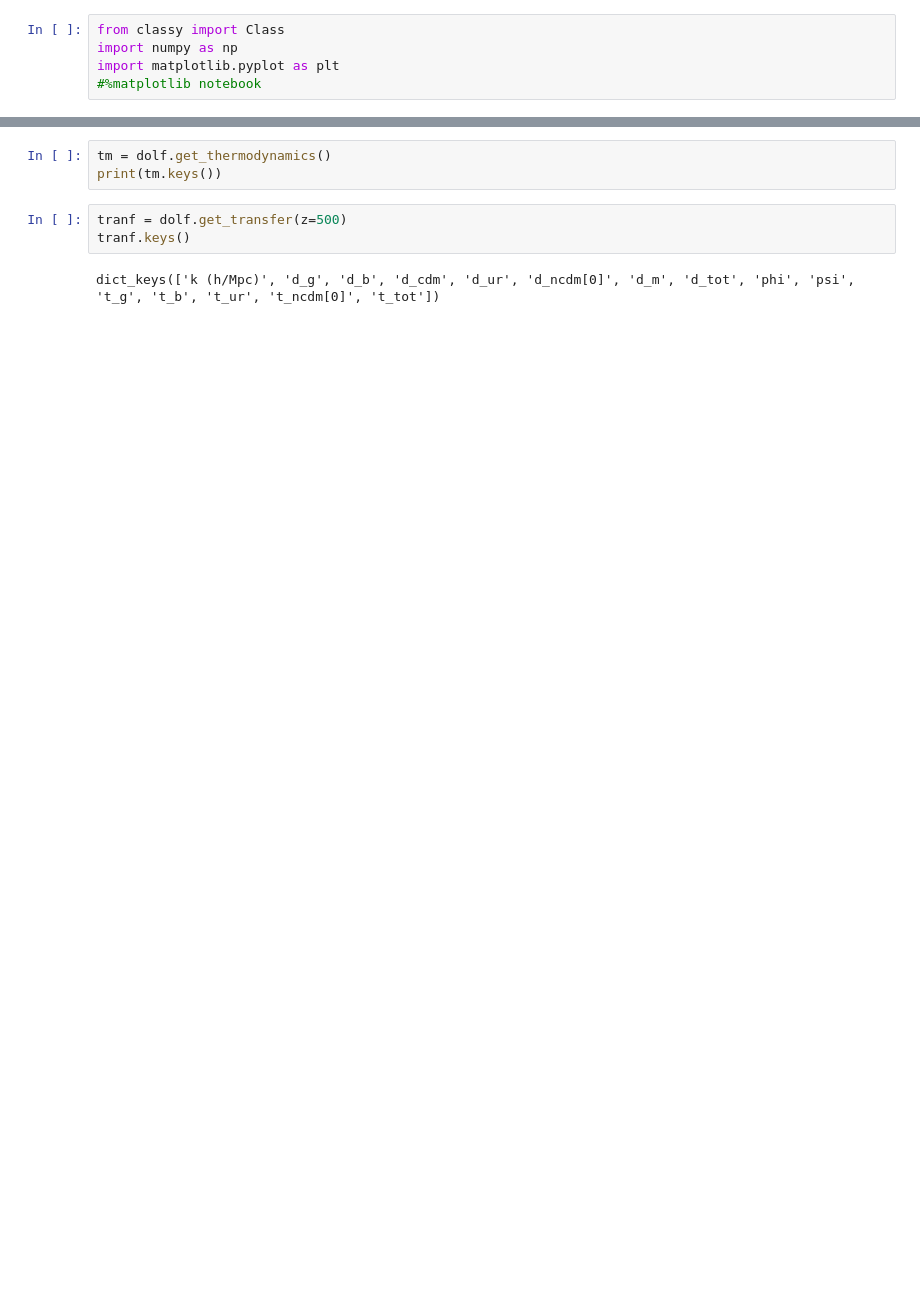
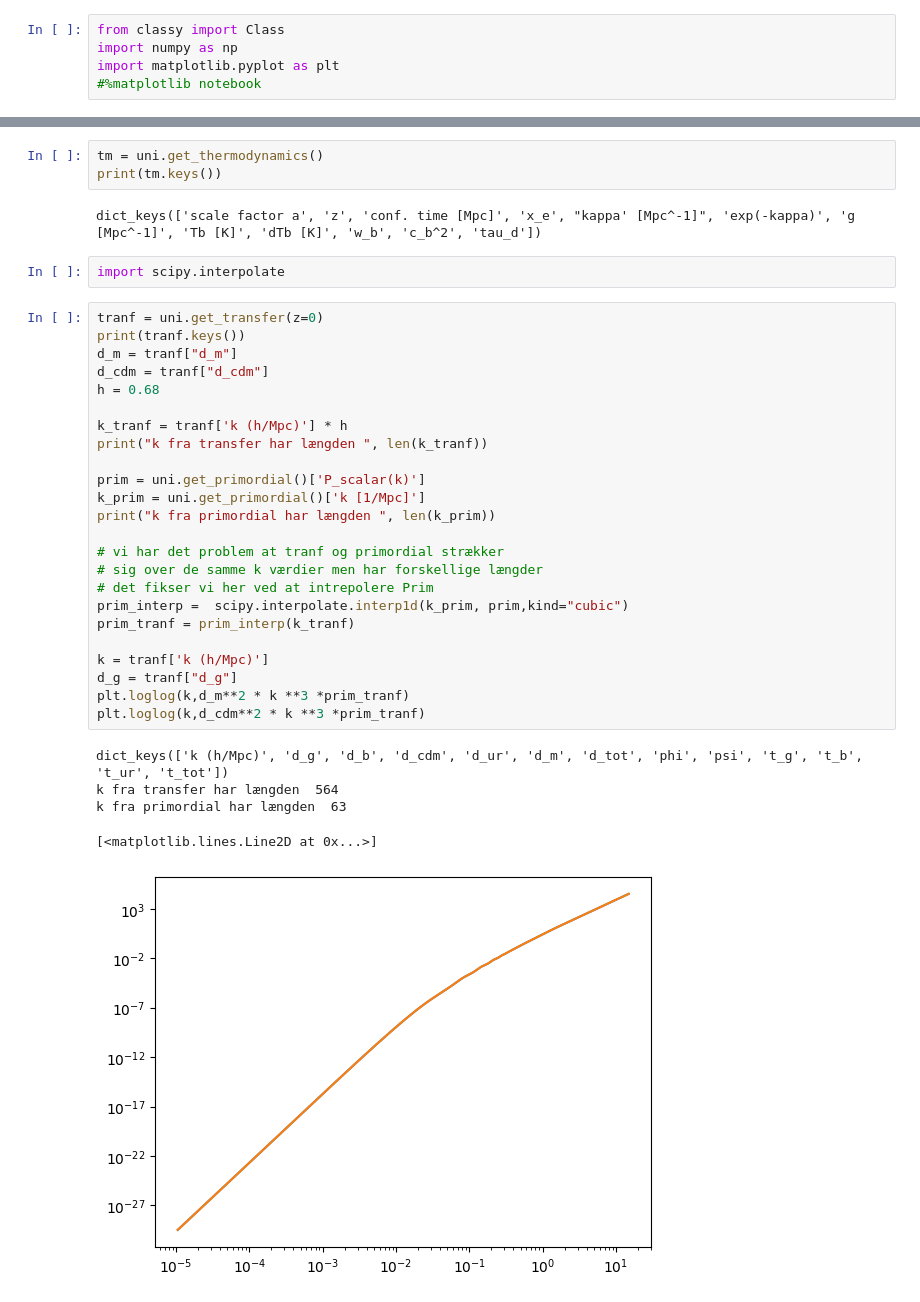
Before and after one commit to eriksteenberg/Power-spectrum-Test, a Jupyter notebook: Class stuff.ipynb, the cells around one changed output, grey strips where cells are left out. Drawn from its saved outputs; the diff is of its cells as text; blank space fills up the shorter version.

```diff
--- a/Class stuff.ipynb
+++ b/Class stuff.ipynb
@@ -91,8 +71,37 @@ plt.show()
 # %%
-tm = dolf.get_thermodynamics()
+tm = uni.get_thermodynamics()
 print(tm.keys())
+# %% [output]
+dict_keys(['scale factor a', 'z', 'conf. time [Mpc]', 'x_e', "kappa' [Mpc^-1]", 'exp(-kappa)', 'g [Mpc^-1]', 'Tb [K]', 'dTb [K]', 'w_b', 'c_b^2', 'tau_d'])
-# %%
-tranf = dolf.get_transfer(z=500)
-tranf.keys()
-# %% [output]
-dict_keys(['k (h/Mpc)', 'd_g', 'd_b', 'd_cdm', 'd_ur', 'd_ncdm[0]', 'd_m', 'd_tot', 'phi', 'psi', 't_g', 't_b', 't_ur', 't_ncdm[0]', 't_tot'])
+# %%
+import scipy.interpolate
+# %%
+tranf = uni.get_transfer(z=0)
+print(tranf.keys())
+d_m = tranf["d_m"]
+d_cdm = tranf["d_cdm"]
+h = 0.68
+
+k_tranf = tranf['k (h/Mpc)'] * h
+print("k fra transfer har længden ", len(k_tranf))
+
+prim = uni.get_primordial()['P_scalar(k)']
+k_prim = uni.get_primordial()['k [1/Mpc]']
+print("k fra primordial har længden ", len(k_prim))
+
+# vi har det problem at tranf og primordial strækker
+# sig over de samme k værdier men har forskellige længder
+# det fikser vi her ved at intrepolere Prim
+prim_interp =  scipy.interpolate.interp1d(k_prim, prim,kind="cubic")
+prim_tranf = prim_interp(k_tranf)
+
+k = tranf['k (h/Mpc)']
+d_g = tranf["d_g"]
+plt.loglog(k,d_m**2 * k **3 *prim_tranf)
+plt.loglog(k,d_cdm**2 * k **3 *prim_tranf)
+# %% [output]
+dict_keys(['k (h/Mpc)', 'd_g', 'd_b', 'd_cdm', 'd_ur', 'd_m', 'd_tot', 'phi', 'psi', 't_g', 't_b', 't_ur', 't_tot'])
+k fra transfer har længden  564
+k fra primordial har længden  63
+[<matplotlib.lines.Line2D at 0x...>]
+[figure, added]
```
Also changed, not shown: parts of 10 cells of this notebook, 7 other files.
